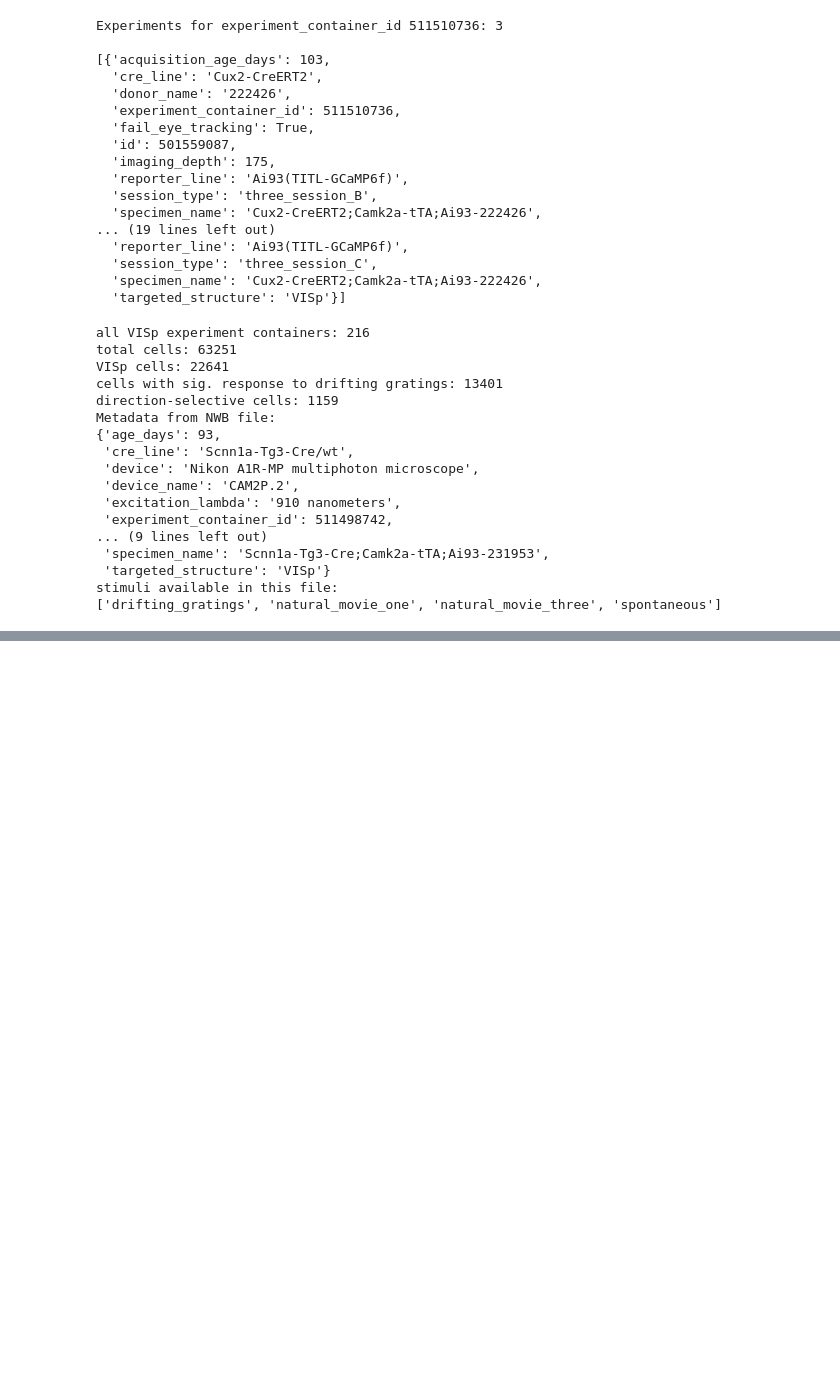
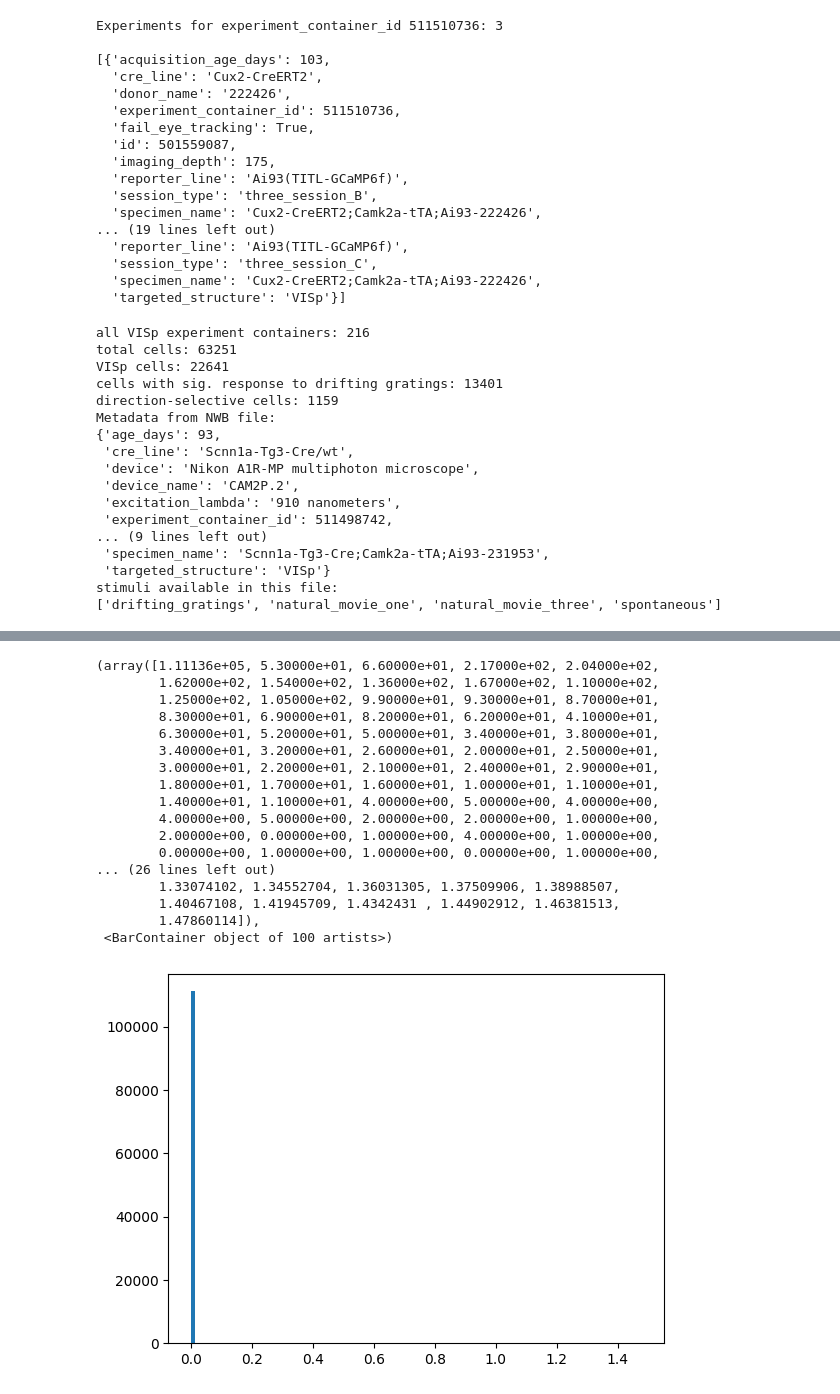
Before and after one commit to mariakesa/HuggingMouse, a Jupyter notebook: scripts/d.ipynb, the cells around one changed output, grey strips where cells are left out. Cells and saved outputs as stored; diff of their text form; code cells hidden in the pictures; blank space fills up the shorter version.

```diff
--- a/scripts/d.ipynb
+++ b/scripts/d.ipynb
@@ -132,0 +221,21 @@ Error:
+# %%
+plt.hist(events[1,:].flatten(),bins=100)
+# %% [output]
+(array([1.11136e+05, 5.30000e+01, 6.60000e+01, 2.17000e+02, 2.04000e+02,
+        1.62000e+02, 1.54000e+02, 1.36000e+02, 1.67000e+02, 1.10000e+02,
+        1.25000e+02, 1.05000e+02, 9.90000e+01, 9.30000e+01, 8.70000e+01,
+        8.30000e+01, 6.90000e+01, 8.20000e+01, 6.20000e+01, 4.10000e+01,
+        6.30000e+01, 5.20000e+01, 5.00000e+01, 3.40000e+01, 3.80000e+01,
+        3.40000e+01, 3.20000e+01, 2.60000e+01, 2.00000e+01, 2.50000e+01,
+        3.00000e+01, 2.20000e+01, 2.10000e+01, 2.40000e+01, 2.90000e+01,
+        1.80000e+01, 1.70000e+01, 1.60000e+01, 1.00000e+01, 1.10000e+01,
+        1.40000e+01, 1.10000e+01, 4.00000e+00, 5.00000e+00, 4.00000e+00,
+        4.00000e+00, 5.00000e+00, 2.00000e+00, 2.00000e+00, 1.00000e+00,
+        2.00000e+00, 0.00000e+00, 1.00000e+00, 4.00000e+00, 1.00000e+00,
+        0.00000e+00, 1.00000e+00, 1.00000e+00, 0.00000e+00, 1.00000e+00,
+... (26 lines left out)
+        1.33074102, 1.34552704, 1.36031305, 1.37509906, 1.38988507,
+        1.40467108, 1.41945709, 1.4342431 , 1.44902912, 1.46381513,
+        1.47860114]),
+ <BarContainer object of 100 artists>)
+[figure, added]
```
Also changed, not shown: parts of 9 cells of this notebook, 4 other files.
